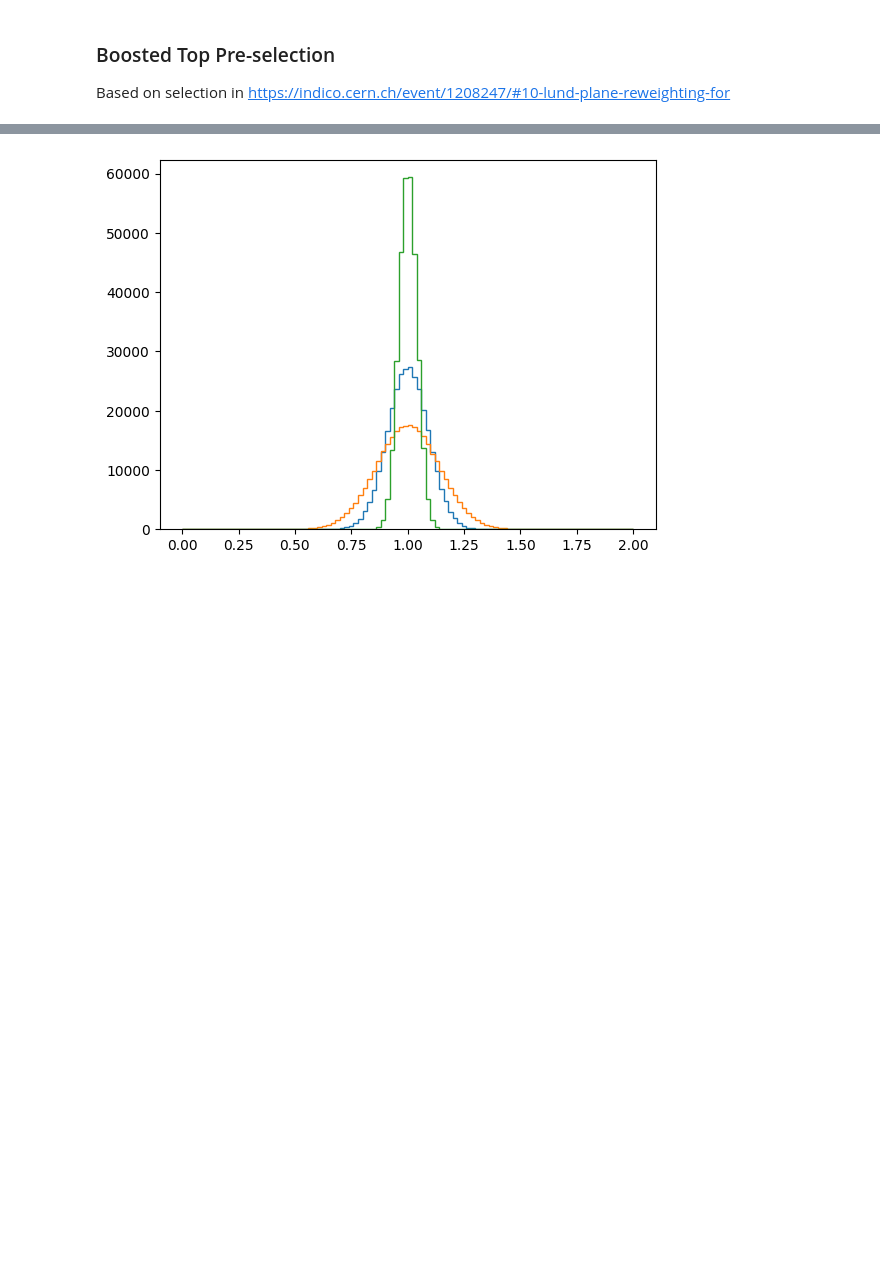
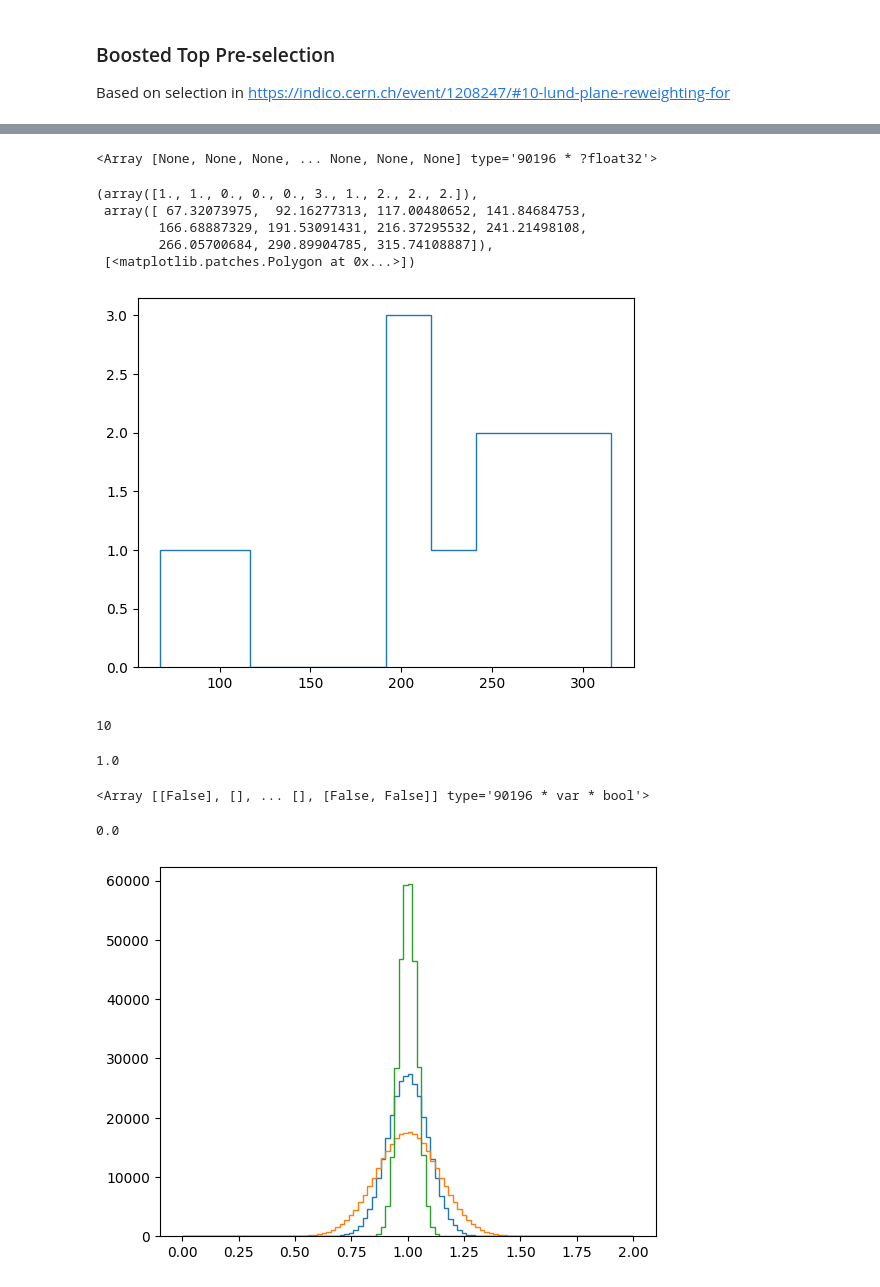
Before and after one commit to rkansal47/HHbbVV, a Jupyter notebook: src/HHbbVV/scale_factors/top_reweighting.ipynb, the cells around one changed output, grey strips where cells are left out. Saved outputs shown, nothing was run; the diff lists cells and outputs as text; code cells hidden in the pictures; blank space fills up the shorter version.

```diff
--- a/src/HHbbVV/scale_factors/top_reweighting.ipynb
+++ b/src/HHbbVV/scale_factors/top_reweighting.ipynb
@@ -43,8 +43,9 @@ _ = os.system(f"mkdir -p {plot_dir}")
 # %%
 events = nanoevents.NanoEventsFactory.from_root(
     # "/eos/uscms/store/user/lpcpfnano/cmantill/v2_3/2017/HH_gen/GluGluToHHTobbVV_node_cHHH1_TuneCP5_13TeV-powheg-pythia8/GluGluToHHTobbVV_node_cHHH1/221017_221918/0000/nano_mc2017_100.root",
-    "/eos/uscms/store/user/lpcpfnano/drankin/v2_2/2017/TTbar/TTToSemiLeptonic_TuneCP5_13TeV-powheg-pythia8/TTToSemiLeptonic_ext1/211112_132937/0000/nano_mc2017_100.root",
-    # "../../../../data/nano_files/v2_3/2018/TTToSemiLeptonic/nano_mc2018_101.root",
+    # "/eos/uscms/store/user/lpcpfnano/drankin/v2_2/2017/TTbar/TTToSemiLeptonic_TuneCP5_13TeV-powheg-pythia8/TTToSemiLeptonic_ext1/211112_132937/0000/nano_mc2017_100.root",
+    "../../../../data/nano_files/v2_3/2018/TTToSemiLeptonic/nano_mc2018_101.root",
+    # "../../../../data/nano_files/v2_3/2018/QCD_HT700to1000/nano_mc2018_10.root",
     # "root://cmsxrootd.fnal.gov///store/user/lpcpfnano/cmantill/v2_3/2018/TTbar/TTToSemiLeptonic_TuneCP5_13TeV-powheg-pythia8/TTToSemiLeptonic/220808_151244/0000/nano_mc2018_1-196.root",
     schemaclass=nanoevents.NanoAODSchema,
 ).events()
@@ -177,0 +197,13 @@ NameError: name 'metfilters' is not defined
+# %%
+(met + muon).pt
+# %% [output]
+<Array [None, None, None, ... None, None, None] type='90196 * ?float32'>
+# %%
+plt.hist((met + muon).pt, histtype="step")
+# %% [output]
+(array([1., 1., 0., 0., 0., 3., 1., 2., 2., 2.]),
+ array([ 67.32073975,  92.16277313, 117.00480652, 141.84684753,
+        166.68887329, 191.53091431, 216.37295532, 241.21498108,
+        266.05700684, 290.89904785, 315.74108887]),
+ [<matplotlib.patches.Polygon at 0x...>])
+[figure, added]
@@ -178,3 +212,19 @@ NameError: name 'metfilters' is not defined
+# %%
+np.sum(sel)
+# %% [output]
+10
+# %%
+np.mean((met + muon)[sel].pt > 100)
+# %% [output]
+1.0
+# %%
+electron.isTight
+# %% [output]
+<Array [[False], [], ... [], [False, False]] type='90196 * var * bool'>
+# %%
+np.mean(ak.any(electron[sel].isTight, axis=1))
+# %% [output]
+0.0
 # %%
 jecs = {
     "JES": "JES_jes",
```
Also changed, not shown: parts of 10 cells of this notebook, 3 other files.
